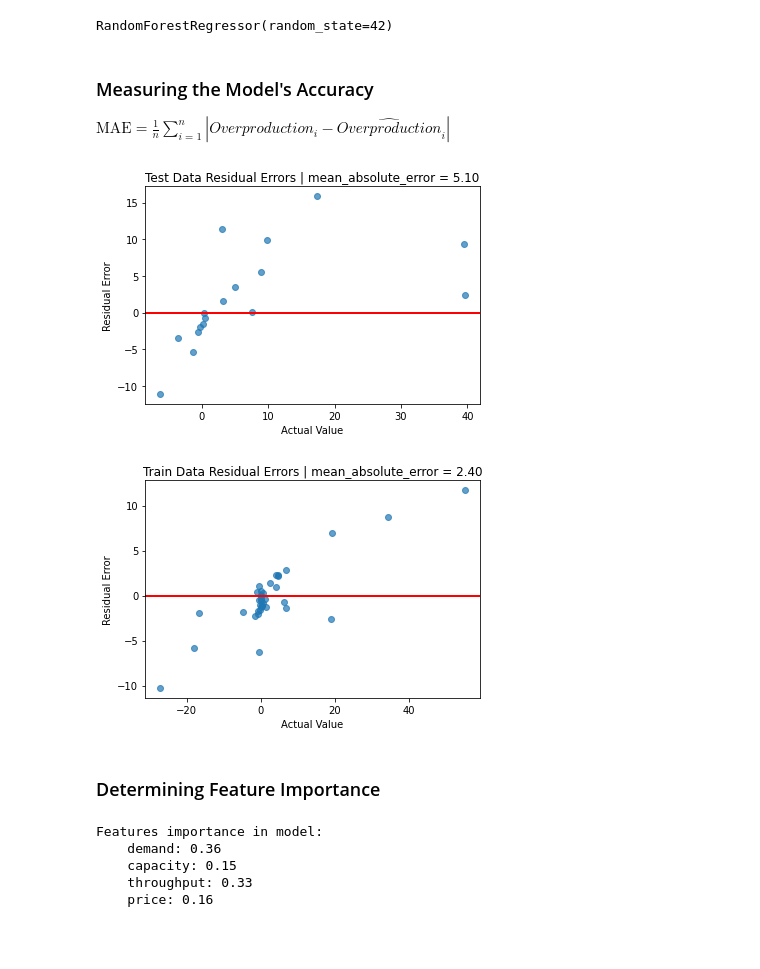
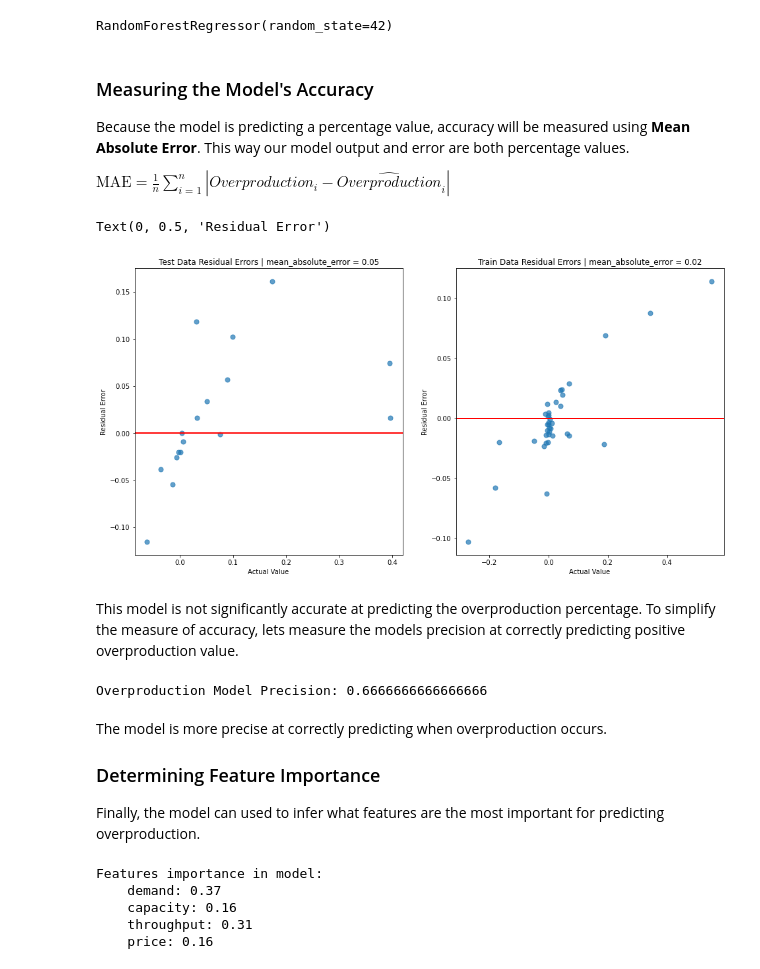
Before and after one commit to willcrodman/data_science_final_project, a Jupyter notebook: final.ipynb, the cells around one changed output. Drawn from its saved outputs; the diff is of its cells as text; code cells hidden in the pictures; blank space fills up the shorter version.

```diff
--- a/final.ipynb
+++ b/final.ipynb
@@ -660,7 +661,7 @@ def merge_opec_datasets(country):
     # Combining datasets.
     df = pd.concat(columns, axis=1)
     df = df[(df.index >= '1983-01-01') & (df.index <= '2021-01-01')]
-    df['overproduction'] = ((df['production'] - df['target']) / df['target']) * 100
+    df['overproduction'] = (df['production'] - df['target']) / df['target']
 
     # Filling np.NaNs for ML.
     df = df.dropna(subset=['overproduction'])
@@ -730,8 +730,8 @@ X_train, X_test, y_train, y_test = train_test_split(X, y, test_size=0.3, random_
 print("X Train Shape:", X_train.shape)
 print("X Test Shape:", X_test.shape)
 
-#Fit linear polynomial regression model.
-model = RandomForestRegressor(random_state=42)
+# Fit linear polynomial regression model.
+model = RandomForestRegressor(random_state=42, n_estimators=100)
 model.fit(X_train, y_train)
 # %% [output]
 X Train Shape: (37, 4)
@@ -740,44 +740,59 @@ RandomForestRegressor(random_state=42)
 # %% [markdown]
 ### Measuring the Model's Accuracy
 
+Because the model is predicting a percentage value, accuracy will be measured using **Mean Absolute Error**. This way our model output and error are both percentage values.
+
 $\text{MAE} = \frac{1}{n} \sum_{i=1}^{n} |Overproduction_i - \hat{Overproduction}_i|$
 # %%
+fig, axs = plt.subplots(1, 2, figsize=(16, 8))
+
 # Testing model accuracy.
-y_pred = model.predict(X_test)
-residuals = y_test - y_pred
-mae = mean_absolute_error(y_test, y_pred)
+y_pred_test = model.predict(X_test)
+residuals_test = y_test - y_pred_test
+mae_test = mean_absolute_error(y_test, y_pred_test)
 
-plt.scatter(y_test, residuals, alpha=0.7)
-plt.axhline(y=0, color='r', linestyle='-', linewidth=2)
-plt.title(f'Test Data Residual Errors | mean_absolute_error = {mae:.2f}')
-plt.xlabel('Actual Value')
-plt.ylabel('Residual Error')
-plt.show()
+axs[0].scatter(y_test , residuals_test, alpha=0.7, s=50)
+axs[0].axhline(y=0, color='r', linestyle='-', linewidth=2)
+axs[0].set_title(f'Test Data Residual Errors | mean_absolute_error = {mae_test:.2f}')
+axs[0].set_xlabel('Actual Value')
+axs[0].set_ylabel('Residual Error')
+
 # Model accuracy for training set.
-y_pred = model.predict(X_train)
-residuals = y_train - y_pred
-mae = mean_absolute_error(y_train, y_pred)
+y_pred_train = model.predict(X_train)
+residuals_train = y_train - y_pred_train
+mae_train = mean_absolute_error(y_train, y_pred_train)
 
-plt.scatter(y_train , residuals, alpha=0.7)
-plt.axhline(y=0, color='r', linestyle='-', linewidth=2)
-plt.title(f'Train Data Residual Errors | mean_absolute_error = {mae:.2f}')
-plt.xlabel('Actual Value')
-plt.ylabel('Residual Error')
-plt.show()
+axs[1].scatter(y_train , residuals_train, alpha=0.7, s=50)
+axs[1].axhline(y=0, color='r', linestyle='-', linewidth=2)
+axs[1].set_title(f'Train Data Residual Errors | mean_absolute_error = {mae_train:.2f}')
+axs[1].set_xlabel('Actual Value')
+axs[1].set_ylabel('Residual Error')
 # %% [output]
+Text(0, 0.5, 'Residual Error')
-[figure, old version]
+[figure, new version]
-[figure, removed]
-# %% [markdown]
-### Determining Feature Importance
+# %% [markdown]
+This model is not significantly accurate at predicting the overproduction percentage. To simplify the measure of accuracy, lets measure the models precision at correctly predicting positive overproduction value.
+# %%
+test = list(map(lambda x: x > 0, y_test))
+pred = list(map(lambda x: x > 0, y_pred_test))
+precision = precision_score(test, pred)
+print("Overproduction Model Precision:", precision)
+# %% [output]
+Overproduction Model Precision: 0.6666666666666666
+# %% [markdown]
+The model is more precise at correctly predicting when overproduction occurs.
+
+### Determining Feature Importance
+
+Finally, the model can used to infer what features are the most important for predicting overproduction.
 # %%
 importances = dict(zip(X.columns, model.feature_importances_))
-
 print("Features importance in model:")
 for feature, importance in importances.items():
     print(f"    {feature}: {importance:.2f}")
 # %% [output]
 Features importance in model:
-    demand: 0.36
-    capacity: 0.15
-    throughput: 0.33
+    demand: 0.37
+    capacity: 0.16
+    throughput: 0.31
     price: 0.16
```
Also changed, not shown: parts of 11 cells of this notebook, 1 other file.
